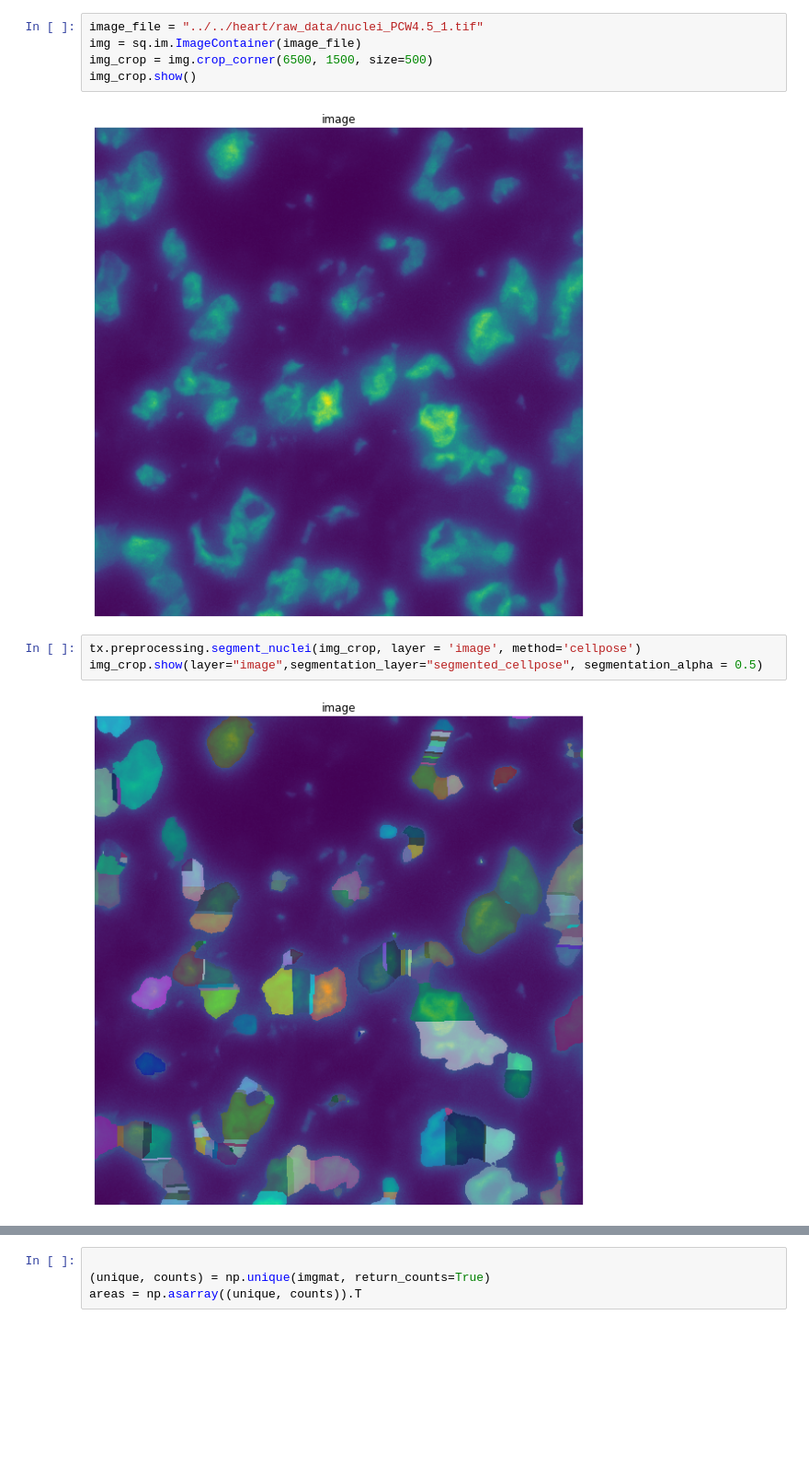
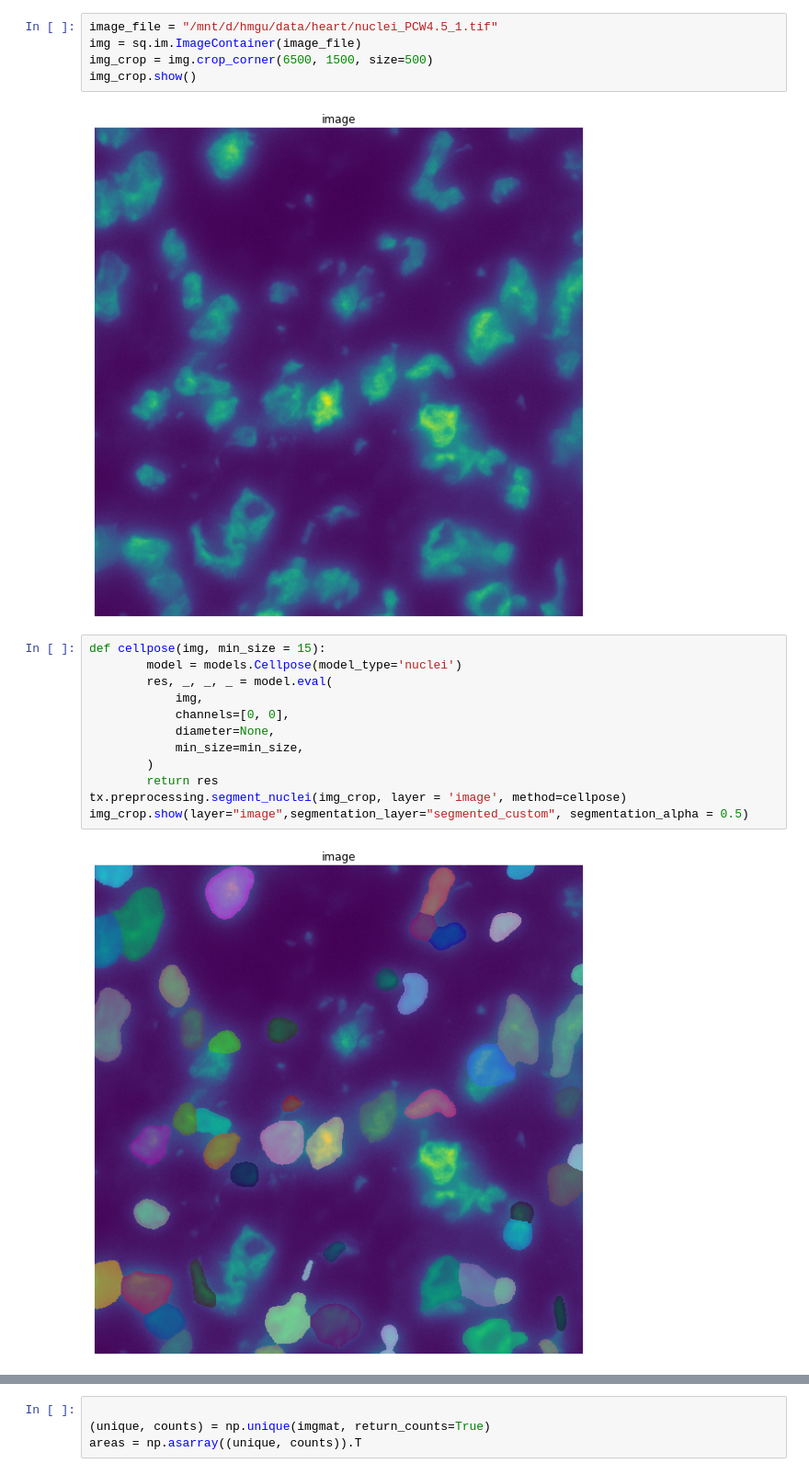
Before and after one commit to openproblems-bio/task_ist_preprocessing, a Jupyter notebook: notebooks/create_test_data.ipynb, the cells around one changed output, grey strips where cells are left out. Shown at 92% size. Drawn from its saved outputs; the diff is of its cells as text; blank space fills up the shorter version.

```diff
--- a/notebooks/create_test_data.ipynb
+++ b/notebooks/create_test_data.ipynb
@@ -17,13 +17,22 @@ The autoreload extension is already loaded. To reload it, use:
 # %%
-image_file = "../../heart/raw_data/nuclei_PCW4.5_1.tif"
+image_file = "/mnt/d/hmgu/data/heart/nuclei_PCW4.5_1.tif"
 img = sq.im.ImageContainer(image_file)
 img_crop = img.crop_corner(6500, 1500, size=500)
 img_crop.show()
 # %% [output]
 [figure]
 # %%
-tx.preprocessing.segment_nuclei(img_crop, layer = 'image', method='cellpose')
-img_crop.show(layer="image",segmentation_layer="segmented_cellpose", segmentation_alpha = 0.5)
+def cellpose(img, min_size = 15):
+        model = models.Cellpose(model_type='nuclei')
+        res, _, _, _ = model.eval(
+            img,
+            channels=[0, 0],
+            diameter=None,
+            min_size=min_size,
+        )
+        return res
+tx.preprocessing.segment_nuclei(img_crop, layer = 'image', method=cellpose)
+img_crop.show(layer="image",segmentation_layer="segmented_custom", segmentation_alpha = 0.5)
 # %% [output]
-[figure, old version]
+[figure, new version]
 # %%
```
Also changed, not shown: parts of 6 cells of this notebook, 3 other files.
